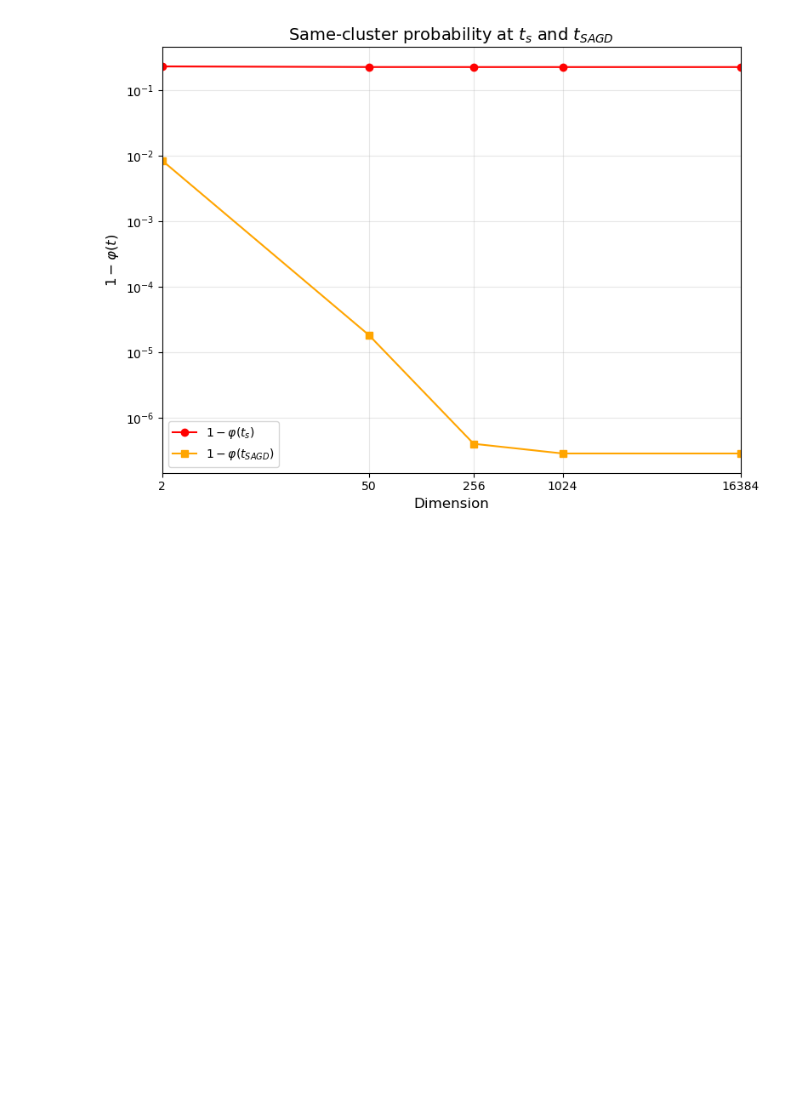
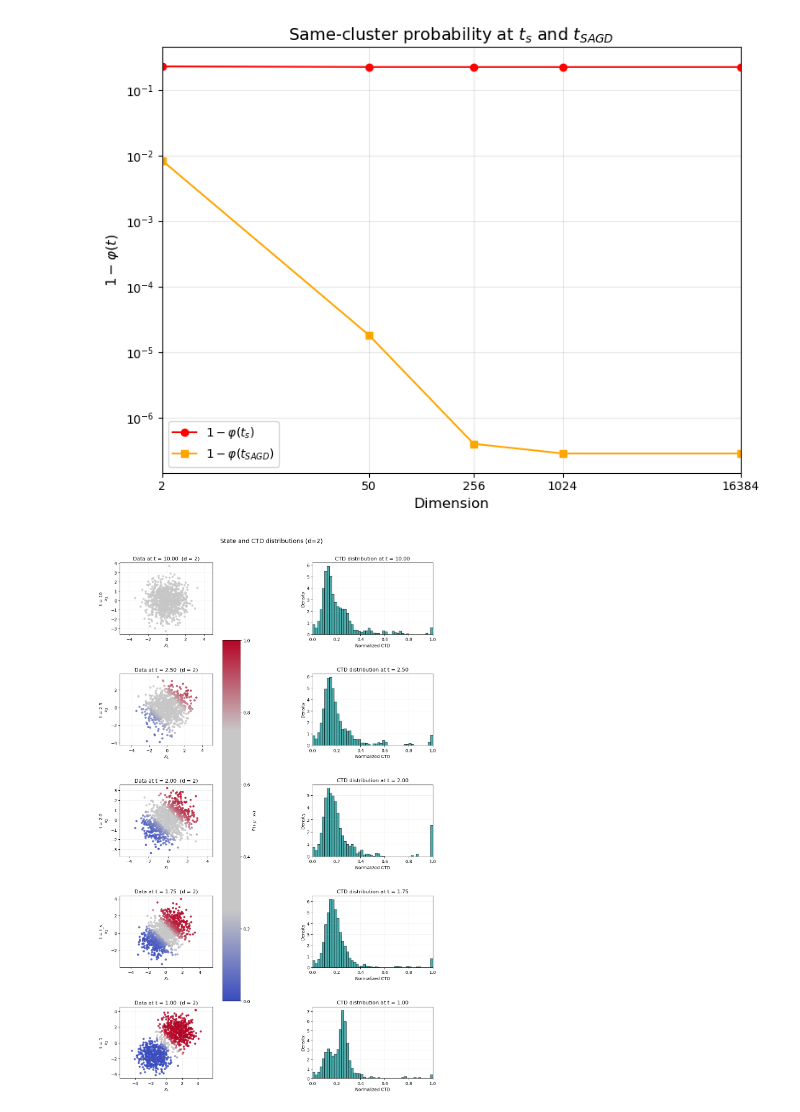
Before and after one commit to msarrias/Shape-Aware-Regimes-of-Diffusion-Models, a Jupyter notebook: notebooks/speciation_time.ipynb, the cells around one changed output. Drawn from its saved outputs; the diff is of its cells as text; code cells hidden in the pictures; blank space fills up the shorter version.

Commit message:
Plot data with positive cluster probability

```diff
--- a/notebooks/speciation_time.ipynb
+++ b/notebooks/speciation_time.ipynb
@@ -63,3 +68,51 @@ plot_breakpoint_and_speciation(
 )
 # %% [output]
 [figure]
+# %%
+from matplotlib.cm import ScalarMappable
+from matplotlib.colors import Normalize
+from plotting import plot_state_and_ctd_frame, extended_gray_coolwarm
+
+d_plot = 2
+hist_load = joblib.load(path / f"D{d_plot}_N1000_T10/history.jbl")
+ctds_load = joblib.load(path / f"D{d_plot}_N1000_T10/CTDs.jbl")
+
+history = hist_load['history']
+ctds_dict = ctds_load['CTDs']
+t_s_d = hist_load['params']['ts_theoretical']
+mu_d = hist_load['params']['mu']
+
+time_snaps = list(history.keys())
+ts_arr = np.array(time_snaps)
+history_list = [history[t] for t in time_snaps]
+norm_ctds_list = [ctds_dict[t]['norm_ctds'] for t in time_snaps]
+
+target_times = [10.0, 2.5, 2.0, t_s_d, 1.0]
+target_labels = ['t = 10', 't = 2.5', 't = 2.0', 't = t_s', 't = 1']
+target_idx = [int(np.argmin(np.abs(ts_arr - tt))) for tt in target_times]
+
+fig, axes = plt.subplots(len(target_idx), 2, figsize=(13, 4 * len(target_idx)))
+fig.subplots_adjust(hspace=0.55, wspace=0.6, top=0.94)
+
+for row, (idx, lbl) in enumerate(zip(target_idx, target_labels)):
+    plot_state_and_ctd_frame(
+        step_idx=idx,
+        history_list=history_list,
+        norm_ctds_list=norm_ctds_list,
+        time_snaps=time_snaps,
+        mu=mu_d,
+        std=std,
+        fig=fig,
+        axes=axes[row],
+        show=False,
+    )
+    axes[row, 0].set_ylabel(f"{lbl}\n{axes[row, 0].get_ylabel()}")
+
+sm = ScalarMappable(cmap=extended_gray_coolwarm(), norm=Normalize(0.0, 1.0))
+sm.set_array([])
+fig.colorbar(sm, ax=axes[:, 0].ravel().tolist(), shrink=0.7, pad=0.08,
+             label=r"$P(+\mu \mid x_t)$")
+fig.suptitle(f"State and CTD distributions (d={d_plot})", fontsize=14)
+plt.show()
+# %% [output]
+[figure, added]
```
Also changed, not shown: parts of 1 cell of this notebook, 3 other files.
